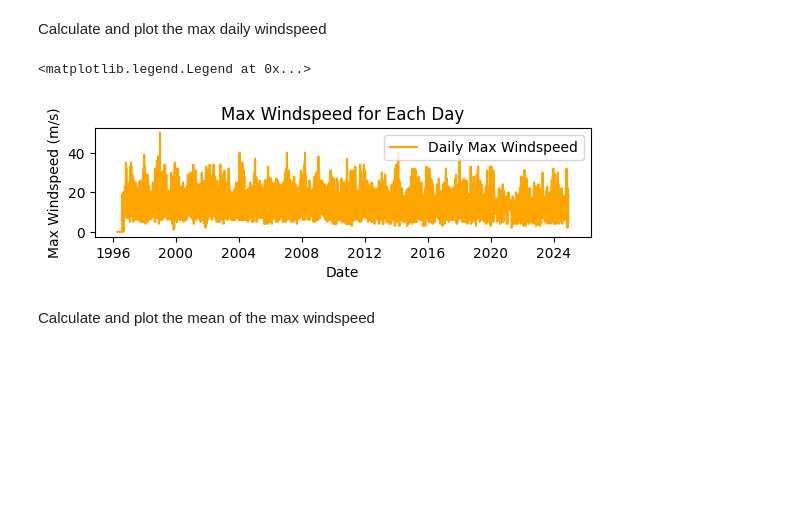
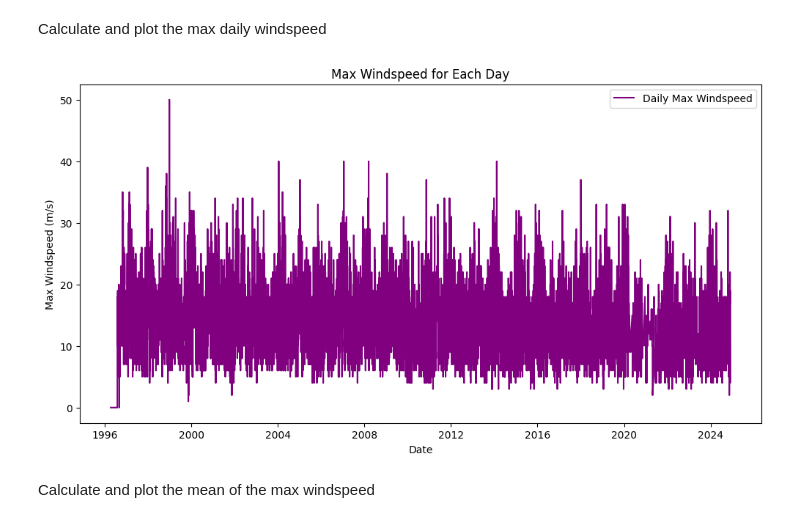
Before and after one commit to GraceMarySmyth/programming-for-data-analytics, a Jupyter notebook: Assignments/assignment_6_Weather.ipynb, the cells around one changed output. Drawn from its saved outputs; the diff is of its cells as text; code cells hidden in the pictures; blank space fills up the shorter version.

Commit message:
fixed datetime, changed graph slightly for max windspeed

```diff
--- a/Assignments/assignment_6_Weather.ipynb
+++ b/Assignments/assignment_6_Weather.ipynb
@@ -16,7 +16,7 @@ import datetime
 # %% [markdown]
 import the data from https://cli.fusio.net/cli/climate_data/webdata/hly4935.csv
 # %%
-data = pd.read_csv('https://cli.fusio.net/cli/climate_data/webdata/hly4935.csv', delimiter=',', on_bad_lines='skip', low_memory=False, skiprows=23)
+data = pd.read_csv('https://cli.fusio.net/cli/climate_data/webdata/hly4935.csv', delimiter=',', on_bad_lines='skip', low_memory=False, skiprows=22)
 # %% [markdown]
 Convert into a Pandas DataFrame
 # %%
@@ -95,8 +95,15 @@ Index(['date', 'ind', 'rain', 'ind.1', 'temp', 'ind.2', 'wetb', 'dewpt',
       dtype='object')
 # %% [markdown]
 To make plotting easier convert the date column to datetime
-# %%
-df['date'] = pd.to_datetime(df['date'])  # Replace 'date' with the correct column name
+# %%
+# Strip any leading/trailing whitespace from column names
+df.columns = df.columns.str.strip()
+
+# Ensure 'date' column exists and convert it to datetime
+if 'date' in df.columns:
+	df['date'] = pd.to_datetime(df['date'], format='%d-%b-%Y %H:%M', dayfirst=True)
+else:
+	print("Error: 'date' column not found in the dataframe.")
 # %%
 print(df['date'].head())
 # %% [output]
@@ -203,16 +210,16 @@ Calculate and plot the max daily windspeed
 # %%
 df_reset = df.reset_index()  # Reset the index to access 'date' column
 daily_max_windspeed = df_reset.groupby(df_reset['date'].dt.date)['wdsp'].max()
 
-plt.subplot(3, 1, 2)
-plt.plot(daily_max_windspeed.index, daily_max_windspeed.values, label='Daily Max Windspeed', color='orange')
+plt.figure(figsize=(12, 6))
+plt.plot(daily_max_windspeed.index, daily_max_windspeed.values, label='Daily Max Windspeed', color='purple')
 plt.title('Max Windspeed for Each Day')
 plt.xlabel('Date')
 plt.ylabel('Max Windspeed (m/s)')
 plt.legend()
+plt.show()
 # %% [output]
-<matplotlib.legend.Legend at 0x...>
-[figure, old version]
+[figure, new version]
 # %% [markdown]
 Calculate and plot the mean of the max windspeed
 # %%
```
